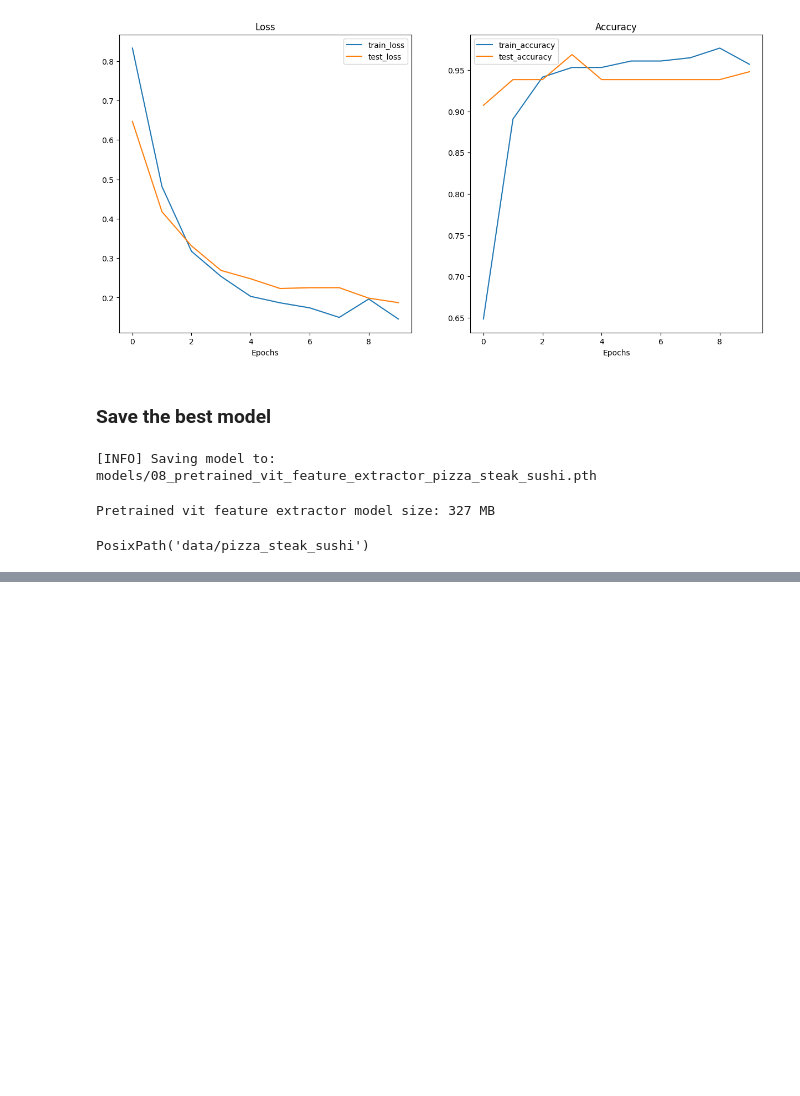
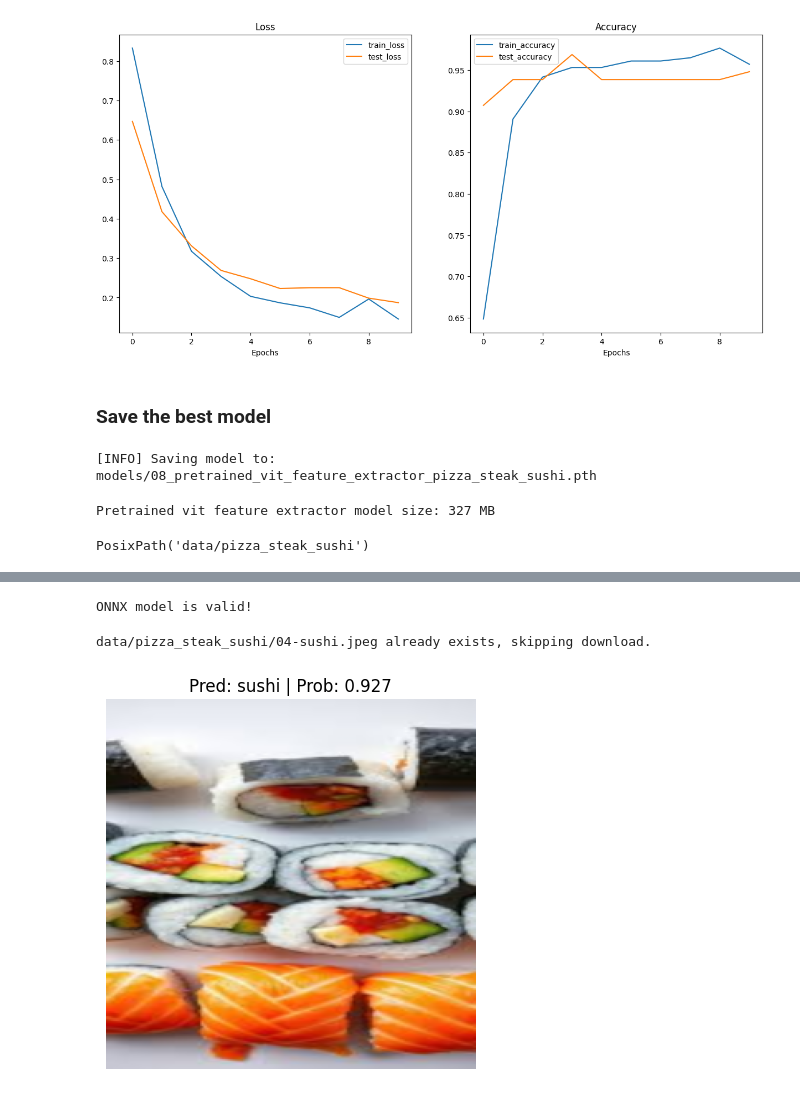
Before and after one commit to chrk2205/AttentionIsAllYouNeed, a Jupyter notebook: Vit/Paper Replication.ipynb, the cells around one changed output, grey strips where cells are left out. Drawn from its saved outputs; the diff is of its cells as text; code cells hidden in the pictures; blank space fills up the shorter version.

Commit message:
add: onnx convertion to the pytorch model

```diff
--- a/Vit/Paper Replication.ipynb
+++ b/Vit/Paper Replication.ipynb
@@ -1104,0 +1141,12 @@ Downloading data/pizza_steak_sushi/04-pizza-dad.jpeg...
+# %%
+import onnx
+
+onnx_model = onnx.load("models/model.onnx")
+
+try:
+    onnx.checker.check_model(onnx_model)
+    print("ONNX model is valid!")
+except onnx.checker.ValidationError as e:
+    print(f"The model is invalid: {e}")
+# %% [output]
+ONNX model is valid!
@@ -1104,0 +1198,21 @@ Downloading data/pizza_steak_sushi/04-pizza-dad.jpeg...
+# %%
+custom_image_path = image_path / "04-sushi.jpeg"
+
+# Download the image if it doesn't already exist
+if not custom_image_path.is_file():
+    with open(custom_image_path, "wb") as f:
+        # When downloading from GitHub, need to use the "raw" file link
+        fp = "https://raw.githubusercontent.com/mrdbourke/pytorch-deep-learning/main/images/04-pizza-dad.jpeg"
+        fp = "https://encrypted-tbn0.gstatic.com/images?q=tbn:ANd9GcQZjP9ACRRbD0knZyZbfoFSYkMsX4sJWUdXpg&s"
+        request = requests.get(fp)
+        print(f"Downloading {custom_image_path}...")
+        f.write(request.content)
+else:
+    print(f"{custom_image_path} already exists, skipping download.")
+
+
+vit_transforms = transforms.Compose([transforms.Resize((224, 224))])
+pred_and_plot_onnx("models/model.onnx", custom_image_path, class_names, vit_transforms)
+# %% [output]
+data/pizza_steak_sushi/04-sushi.jpeg already exists, skipping download.
+[figure, added]
```
Also changed, not shown: parts of 21 cells of this notebook, 2 other files.
